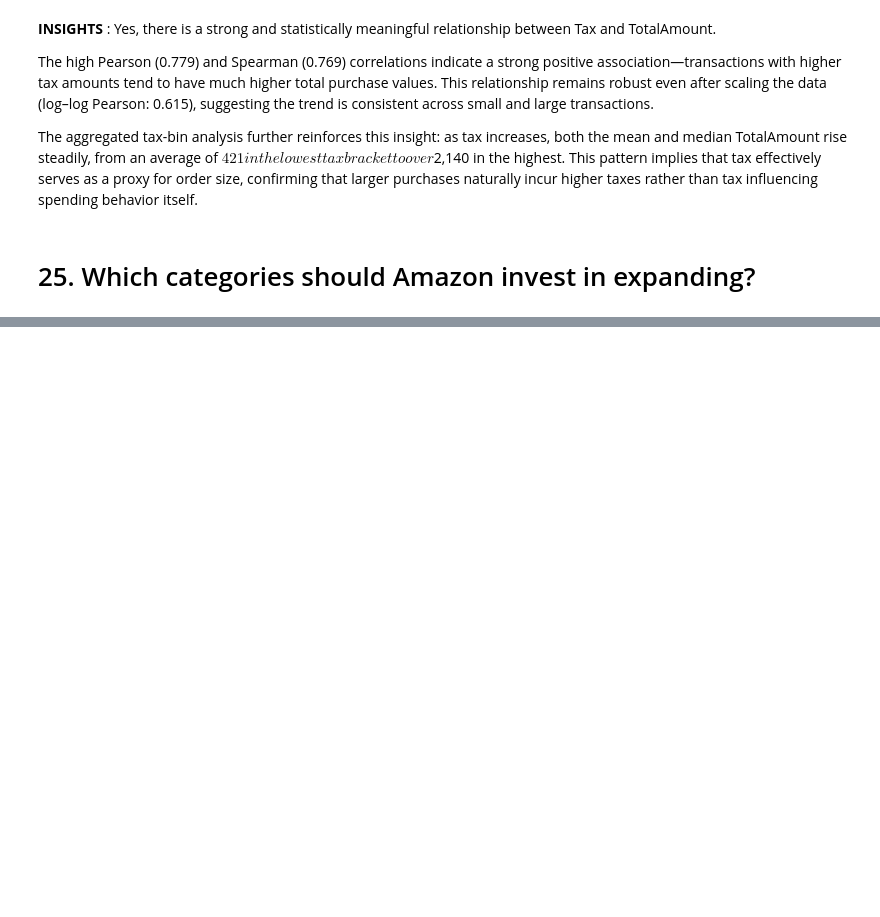
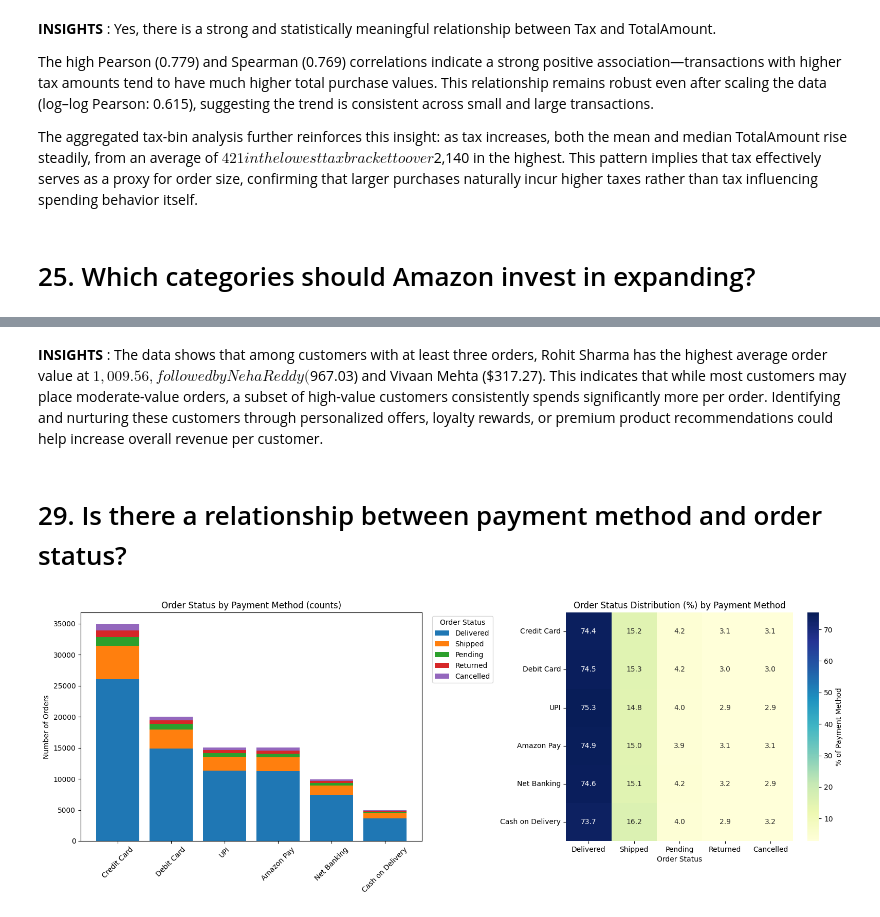
Before and after one commit to bsit2c2025/itcs204_finalsproject_agawin, a Jupyter notebook: MPDA_Agawin.ipynb, the cells around one changed output, grey strips where cells are left out. Cells and saved outputs as stored; diff of their text form; code cells hidden in the pictures; blank space fills up the shorter version.

```diff
--- a/MPDA_Agawin.ipynb
+++ b/MPDA_Agawin.ipynb
@@ -1277,0 +1490,37 @@ NameError: name 'mtick' is not defined
+# %% [markdown]
+**INSIGHTS** : The data shows that among customers with at least three orders, Rohit Sharma has the highest average order value at $1,009.56, followed by Neha Reddy ($967.03) and Vivaan Mehta ($317.27). This indicates that while most customers may place moderate-value orders, a subset of high-value customers consistently spends significantly more per order. Identifying and nurturing these customers through personalized offers, loyalty rewards, or premium product recommendations could help increase overall revenue per customer.
+# %% [markdown]
+# 29. Is there a relationship between payment method and order status?
+# %%
+# PaymentMethod vs OrderStatus: stacked bars (counts) + heatmap (percent by payment method)
+ct = pd.crosstab(amazondata['PaymentMethod'], amazondata['OrderStatus'])
+methods = ct.sum(axis=1).sort_values(ascending=False).index
+statuses = ct.sum(axis=0).sort_values(ascending=False).index
+ct = ct.loc[methods, statuses]
+
+fig, axes = plt.subplots(1, 2, figsize=(16,6), gridspec_kw={'width_ratios': [1.2, 1]})
+
+# Stacked bar chart (absolute counts)
+ax = axes[0]
+bottom = np.zeros(len(ct))
+colors = sns.color_palette('tab10', n_colors=len(statuses))
+for i, status in enumerate(statuses):
+    ax.bar(ct.index, ct[status], bottom=bottom, label=status, color=colors[i])
+    bottom += ct[status].values
+ax.set_ylabel('Number of Orders')
+ax.set_title('Order Status by Payment Method (counts)')
+ax.tick_params(axis='x', rotation=45)
+ax.legend(title='Order Status', bbox_to_anchor=(1.02, 1), loc='upper left')
+
+# Heatmap of percentages (normalized by payment method)
+ax2 = axes[1]
+ct_pct = ct.div(ct.sum(axis=1), axis=0) * 100
+sns.heatmap(ct_pct, annot=True, fmt='.1f', cmap='YlGnBu', cbar_kws={'label': '% of Payment Method'}, ax=ax2)
+ax2.set_title('Order Status Distribution (%) by Payment Method')
+ax2.set_ylabel('')
+ax2.set_xlabel('Order Status')
+
+plt.tight_layout()
+plt.show()
+# %% [output]
+[figure, added]
```
Also changed, not shown: parts of 21 cells of this notebook.
